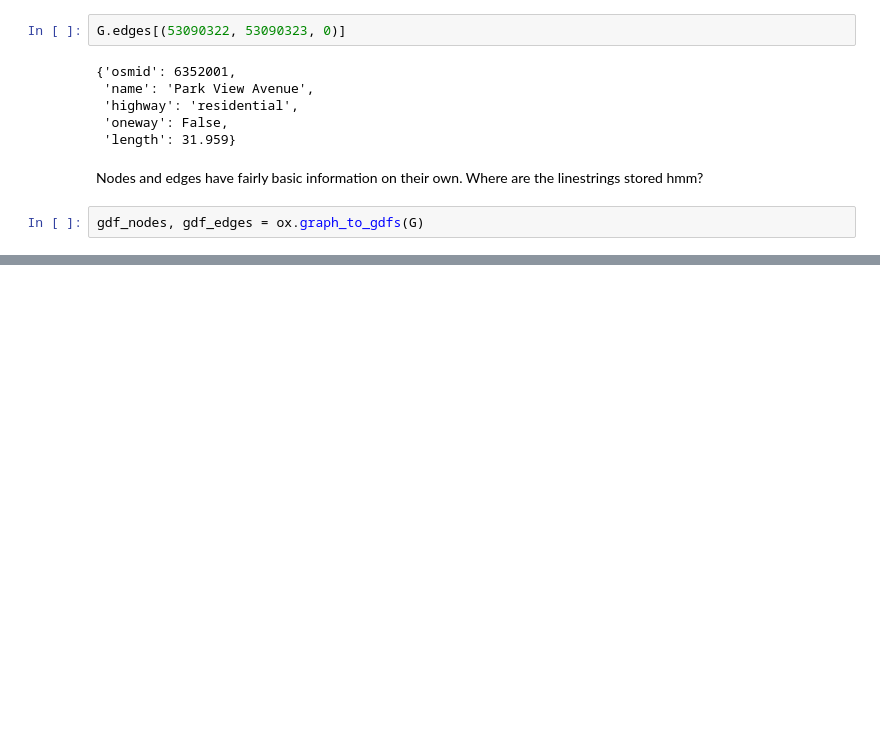
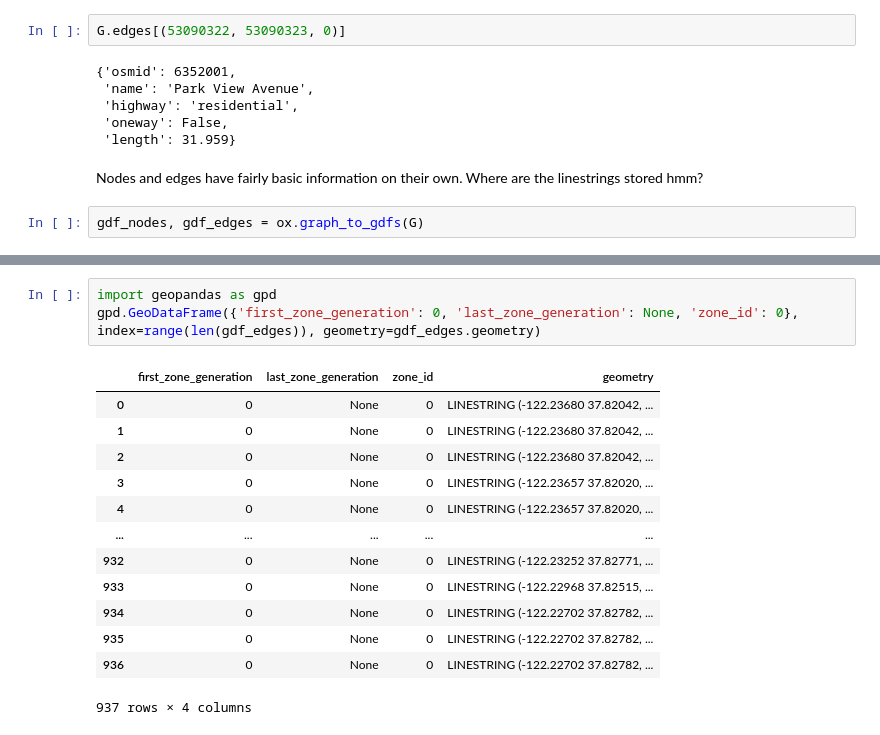
Before and after one commit to ResidentMario/rubbish-geo, a Jupyter notebook: notebooks/osmnx-exploration.ipynb, the cells around one changed output, grey strips where cells are left out. Saved outputs shown, nothing was run; the diff lists cells and outputs as text; blank space fills up the shorter version.

```diff
--- a/notebooks/osmnx-exploration.ipynb
+++ b/notebooks/osmnx-exploration.ipynb
@@ -79,0 +71,17 @@ engine.
+# %%
+import geopandas as gpd
+gpd.GeoDataFrame({'first_zone_generation': 0, 'last_zone_generation': None, 'zone_id': 0}, index=range(len(gdf_edges)), geometry=gdf_edges.geometry)
+# %% [output]
+|  | first_zone_generation | last_zone_generation | zone_id | geometry |
+| 0 | 0 | None | 0 | LINESTRING (-122.23680 37.82042, ... |
+| 1 | 0 | None | 0 | LINESTRING (-122.23680 37.82042, ... |
+| 2 | 0 | None | 0 | LINESTRING (-122.23680 37.82042, ... |
+| 3 | 0 | None | 0 | LINESTRING (-122.23657 37.82020, ... |
+| 4 | 0 | None | 0 | LINESTRING (-122.23657 37.82020, ... |
+| ... | ... | ... | ... | ... |
+| 932 | 0 | None | 0 | LINESTRING (-122.23252 37.82771, ... |
+| 933 | 0 | None | 0 | LINESTRING (-122.22968 37.82515, ... |
+| 934 | 0 | None | 0 | LINESTRING (-122.22702 37.82782, ... |
+| 935 | 0 | None | 0 | LINESTRING (-122.22702 37.82782, ... |
+| 936 | 0 | None | 0 | LINESTRING (-122.22702 37.82782, ... |
+937 rows × 4 columns
```
Also changed, not shown: parts of 5 cells of this notebook, 13 other files.
